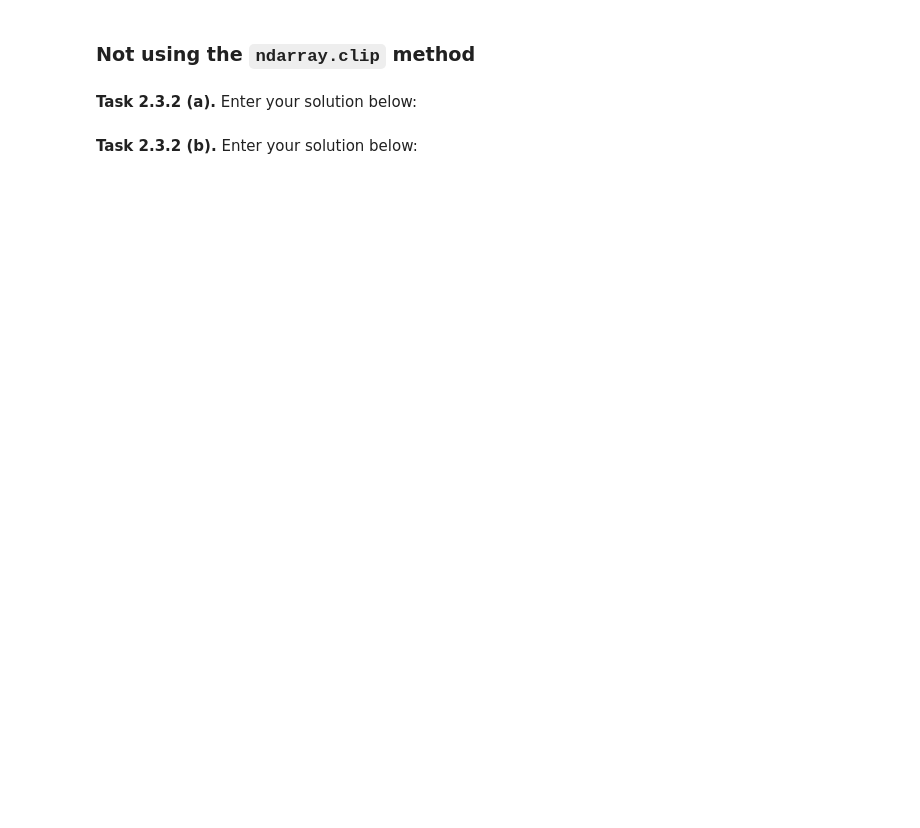
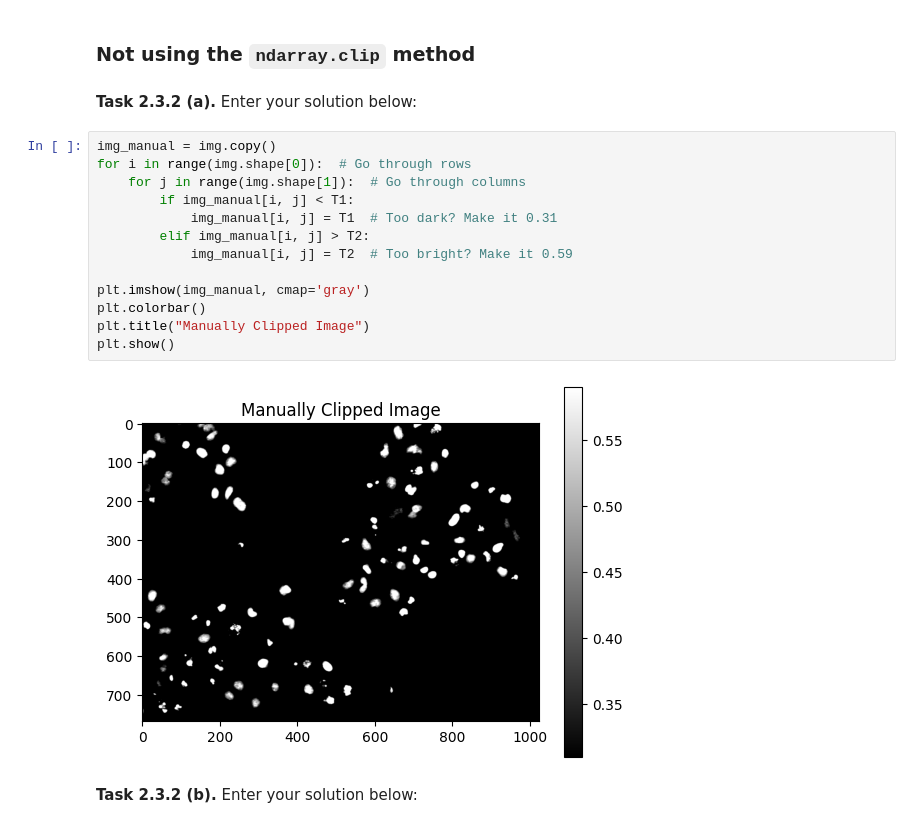
Before and after one commit to mertsoylemezova/mobi-fs3-python, a Jupyter notebook: task2.ipynb, the cells around one changed output. Cells and saved outputs as stored; diff of their text form; blank space fills up the shorter version.

```diff
--- a/task2.ipynb
+++ b/task2.ipynb
@@ -59,5 +72,20 @@ NameError: name 'np' is not defined
 ### Not using the `ndarray.clip` method
 # %% [markdown]
 **<a id="#">Task 2.3.2 (a).</a>** Enter your solution below:
+# %%
+img_manual = img.copy()
+for i in range(img.shape[0]):  # Go through rows
+    for j in range(img.shape[1]):  # Go through columns
+        if img_manual[i, j] < T1:
+            img_manual[i, j] = T1  # Too dark? Make it 0.31
+        elif img_manual[i, j] > T2:
+            img_manual[i, j] = T2  # Too bright? Make it 0.59
+
+plt.imshow(img_manual, cmap='gray')
+plt.colorbar()
+plt.title("Manually Clipped Image")
+plt.show()
+# %% [output]
+[figure, added]
 # %% [markdown]
 **<a id="#">Task 2.3.2 (b).</a>** Enter your solution below:
```
Also changed, not shown: parts of 9 cells of this notebook.
